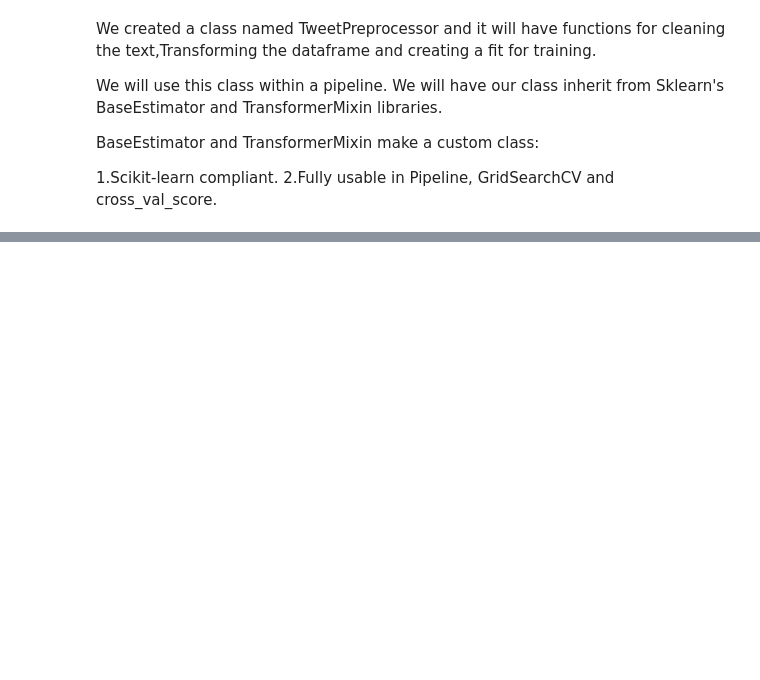
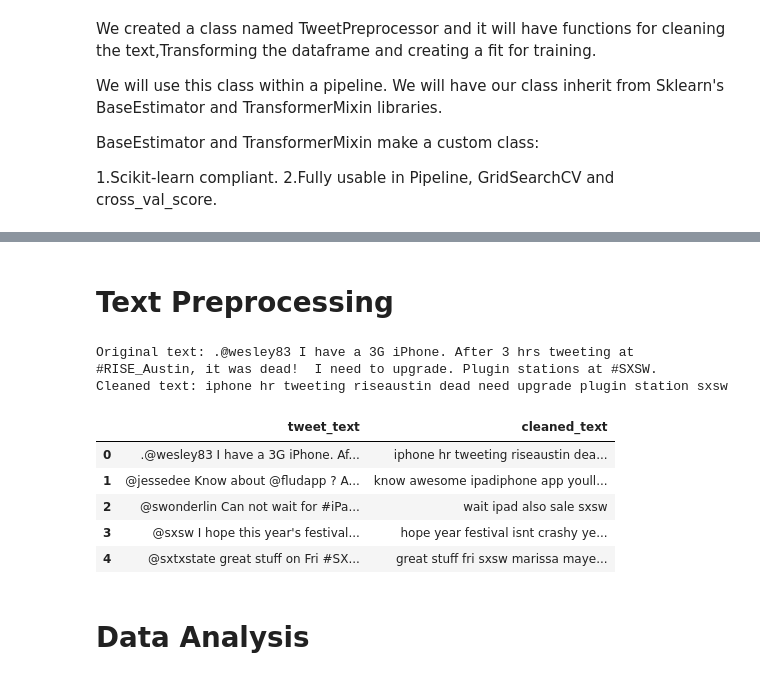
Before and after one commit to Kate-Maina/Phase-4-Project, a Jupyter notebook: index.ipynb, the cells around one changed output, grey strips where cells are left out. Saved outputs shown, nothing was run; the diff lists cells and outputs as text; code cells hidden in the pictures; blank space fills up the shorter version.

```diff
--- a/index.ipynb
+++ b/index.ipynb
@@ -249,0 +434,67 @@ class TweetPreprocessor(BaseEstimator, TransformerMixin):
+# %% [markdown]
+ # Text Preprocessing
+# %%
+# Initialize lemmatizer and stopwords
+lemmatizer = WordNetLemmatizer()
+stop_words = set(stopwords.words('english'))
+
+def clean_tweet(text):
+    if pd.isna(text):
+        return ""
+
+    # Convert to lowercase
+    text = text.lower()
+
+    # Remove emojis
+    emoji_pattern = re.compile("["
+                           u"\U0001F600-\U0001F64F"  # emoticons
+                           u"\U0001F300-\U0001F5FF"  # symbols & pictographs
+                           u"\U0001F680-\U0001F6FF"  # transport & map symbols
+                           u"\U0001F1E0-\U0001F1FF"  # flags (iOS)
+                           u"\U00002702-\U000027B0"
+                           u"\U000024C2-\U0001F251"
+                           "]+", flags=re.UNICODE)
+    text = emoji_pattern.sub(r'', text)
+
+    # Remove URLs
+    text = re.sub(r'http\S+|www\S+|https\S+', '', text, flags=re.MULTILINE)
+
+    # Remove user mentions and hashtags
+    text = re.sub(r'@\w+|\#', '', text)
+
+    # Remove punctuation
+    text = text.translate(str.maketrans('', '', string.punctuation))
+
+    # Remove numbers
+    text = re.sub(r'\d+', '', text)
+
+    # Remove extra whitespace
+    text = re.sub(r'\s+', ' ', text).strip()
+
+    # Tokenize and remove stopwords
+    tokens = word_tokenize(text)
+    filtered_tokens = [lemmatizer.lemmatize(token) for token in tokens if token not in stop_words and len(token) > 2]
+
+    return ' '.join(filtered_tokens)
+
+# Apply cleaning to a sample of tweets first to test
+sample_text = df_clean['tweet_text'].iloc[0]
+print("Original text:", sample_text)
+print("Cleaned text:", clean_tweet(sample_text))
+
+# Apply cleaning to the entire dataset
+df_clean['cleaned_text'] = df_clean['tweet_text'].apply(clean_tweet)
+
+# Check the result
+df_clean[['tweet_text', 'cleaned_text']].head()
+# %% [output]
+Original text: .@wesley83 I have a 3G iPhone. After 3 hrs tweeting at #RISE_Austin, it was dead!  I need to upgrade. Plugin stations at #SXSW.
+Cleaned text: iphone hr tweeting riseaustin dead need upgrade plugin station sxsw
+|  | tweet_text | cleaned_text |
+| 0 | .@wesley83 I have a 3G iPhone. Af... | iphone hr tweeting riseaustin dea... |
+| 1 | @jessedee Know about @fludapp ? A... | know awesome ipadiphone app youll... |
+| 2 | @swonderlin Can not wait for #iPa... | wait ipad also sale sxsw |
+| 3 | @sxsw I hope this year's festival... | hope year festival isnt crashy ye... |
+| 4 | @sxtxstate great stuff on Fri #SX... | great stuff fri sxsw marissa maye... |
+# %% [markdown]
+# Data Analysis
```
Also changed, not shown: parts of 16 cells of this notebook, 5 other files.
